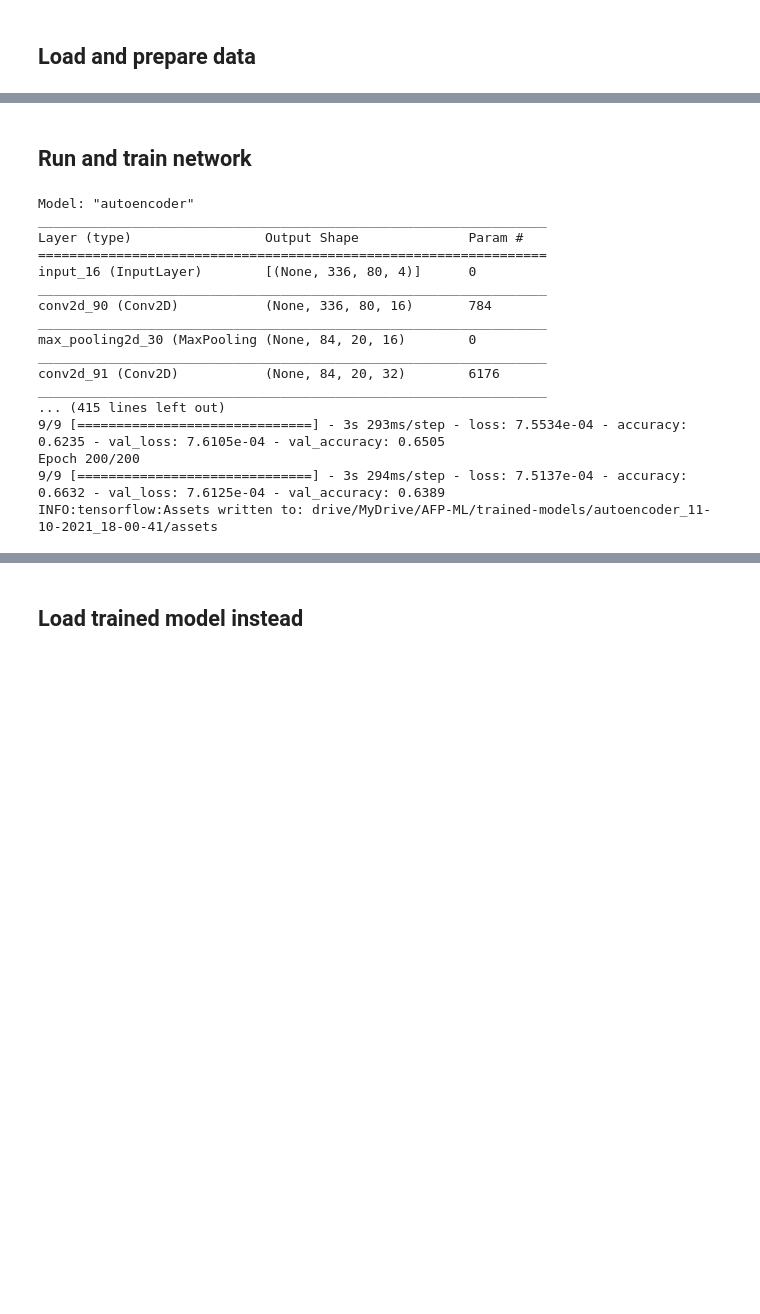
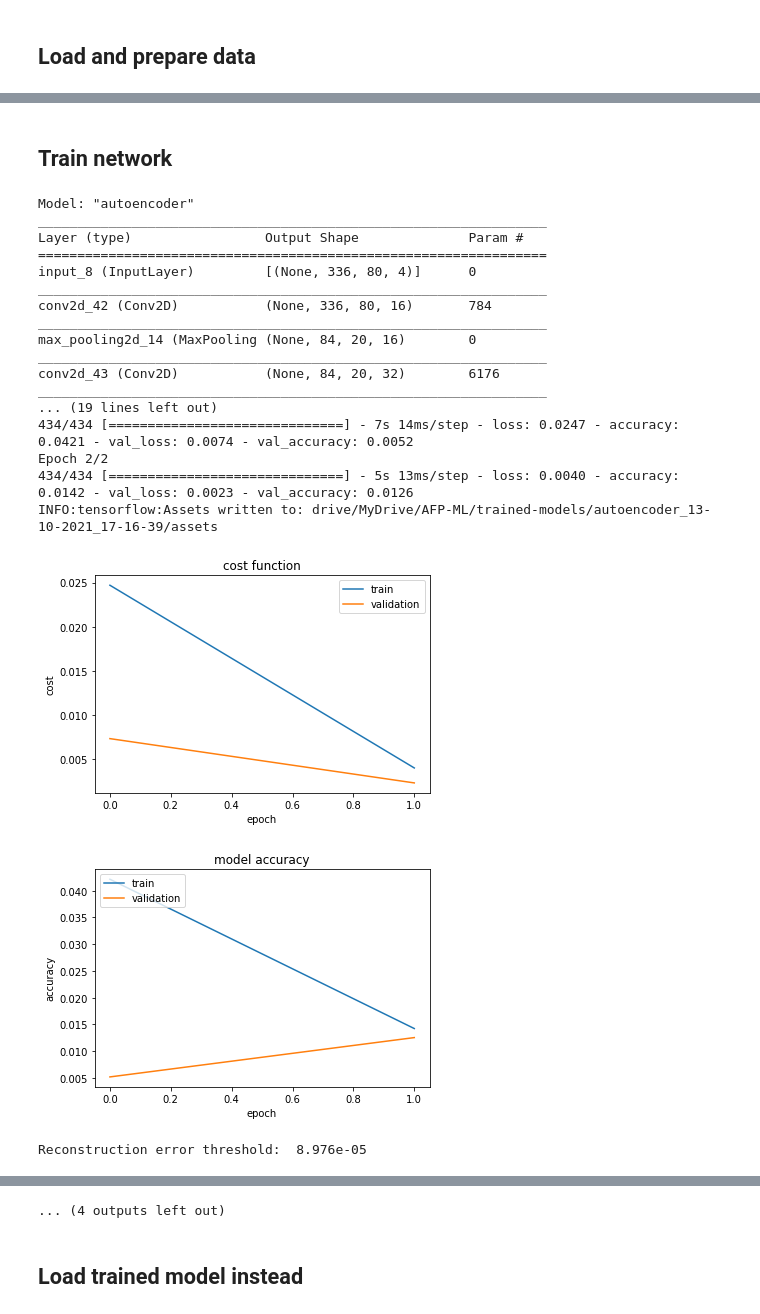
Before and after one commit to JanuszTwardak/AFP-Event-Classification, a Jupyter notebook: Simple-convolutional-autoencoder.ipynb, the cells around one changed output, grey strips where cells are left out. Saved outputs shown, nothing was run; the diff lists cells and outputs as text; code cells hidden in the pictures; blank space fills up the shorter version.

```diff
--- a/Simple-convolutional-autoencoder.ipynb
+++ b/Simple-convolutional-autoencoder.ipynb
@@ -28,6 +28,7 @@ import tensorflow as tf
 import keras
 from keras import layers
 import pickle
+import os
 
 def trainNeuralNetwork(modelOutputPath, trainEvents, validateEvents, singleInputShape, parameters, trainingInformation):
 
@@ -83,12 +84,13 @@ def trainNeuralNetwork(modelOutputPath, trainEvents, validateEvents, singleInput
         f.write("- validation accuracy (last epoch): " + str(history.history.get('val_accuracy')[-1]) + "\n \n")
         f.write("- training loss (last epoch): " + str(history.history.get('loss')[-1]) + "\n")
         f.write("- validation loss (last epoch): " + str(history.history.get('val_loss')[-1]) + "\n \n \n")
-
         f.write(short_model_summary)
         f.close()
 
-        #TODO ADD PLOTTING TO TRAINING SO IT CAN SAVE RESULTS INTO TRAINED MODEL FOLDER
-
+        graphPath = path + "/trained-model-graphs"
+        os.mkdir(graphPath)
+        graphPath = graphPath + "/"
+        plotResults(autoencoder, validateEvents, singleInputShape, history.history, shownEventNumber=0, save = {"save" : True, "path" : graphPath})
     return [history, autoencoder]
 # %% [markdown]
 ## Load trained network (instead)
@@ -212,30 +232,33 @@ validateFraction = 0.1
 
 trainEvents, validateEvents = prepareData(inputDataPath, validateFraction)
 # %% [markdown]
-## Run and train network
+## Train network
 # %%
 outputModelPath = "drive/MyDrive/AFP-ML/trained-models"     # '0': don't save; save with default name
-parameters = {"epochs" : 200,
-              "batchSize" : 100}
+parameters = {"epochs" : 2,
+              "batchSize" : 2}
 singleInputShape = {"x" : 336, "y" : 80, "channels" : 4}
 trainingInformation = {"inputPath" : inputDataPath, "validateFraction" : validateFraction}
 
 history, autoencoder = trainNeuralNetwork(outputModelPath, trainEvents, validateEvents, singleInputShape, parameters, trainingInformation)
 # %% [output]
 Model: "autoencoder"
 _________________________________________________________________
 Layer (type)                 Output Shape              Param #
 =================================================================
-input_16 (InputLayer)        [(None, 336, 80, 4)]      0
+input_8 (InputLayer)         [(None, 336, 80, 4)]      0
 _________________________________________________________________
-conv2d_90 (Conv2D)           (None, 336, 80, 16)       784
+conv2d_42 (Conv2D)           (None, 336, 80, 16)       784
 _________________________________________________________________
-max_pooling2d_30 (MaxPooling (None, 84, 20, 16)        0
+max_pooling2d_14 (MaxPooling (None, 84, 20, 16)        0
 _________________________________________________________________
-conv2d_91 (Conv2D)           (None, 84, 20, 32)        6176
+conv2d_43 (Conv2D)           (None, 84, 20, 32)        6176
 _________________________________________________________________
-... (415 lines left out)
-9/9 [==============================] - 3s 293ms/step - loss: 7.5534e-04 - accuracy: 0.6235 - val_loss: 7.6105e-04 - val_accuracy: 0.6505
-Epoch 200/200
-9/9 [==============================] - 3s 294ms/step - loss: 7.5137e-04 - accuracy: 0.6632 - val_loss: 7.6125e-04 - val_accuracy: 0.6389
-INFO:tensorflow:Assets written to: drive/MyDrive/AFP-ML/trained-models/autoencoder_11-10-2021_18-00-41/assets
+... (19 lines left out)
+434/434 [==============================] - 7s 14ms/step - loss: 0.0247 - accuracy: 0.0421 - val_loss: 0.0074 - val_accuracy: 0.0052
+Epoch 2/2
+434/434 [==============================] - 5s 13ms/step - loss: 0.0040 - accuracy: 0.0142 - val_loss: 0.0023 - val_accuracy: 0.0126
+INFO:tensorflow:Assets written to: drive/MyDrive/AFP-ML/trained-models/autoencoder_13-10-2021_17-16-39/assets
+[figure, added]
+[figure, added]
+Reconstruction error threshold:  8.976e-05
@@ -242,3 +273,4 @@ INFO:tensorflow:Assets written to: drive/MyDrive/AFP-ML/trained-models/autoencod
+... (4 outputs left out)
 # %% [markdown]
 ## Load trained model instead
 # %%
```
Also changed, not shown: parts of 6 cells of this notebook.
